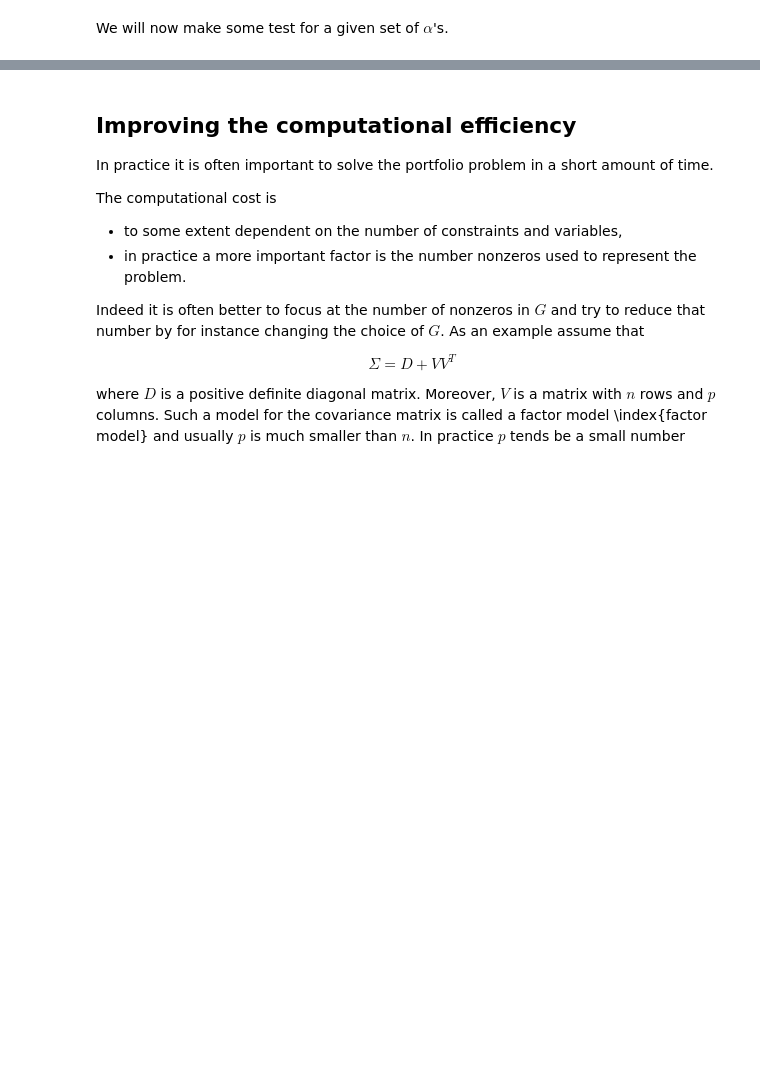
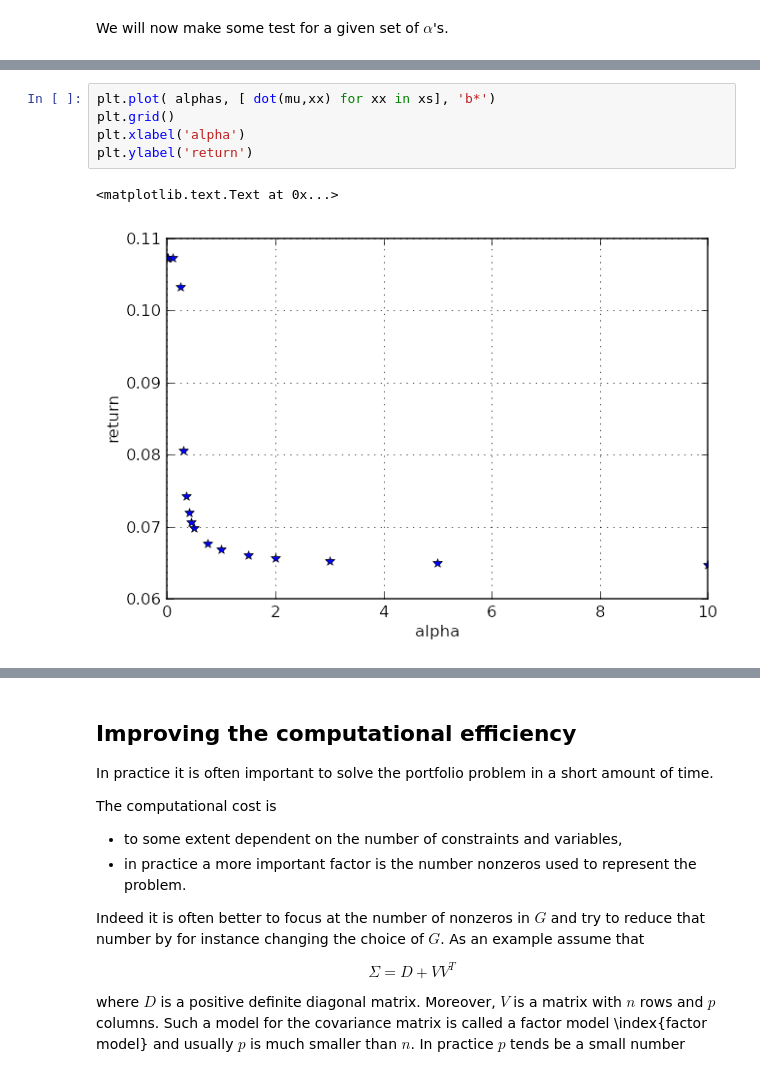
Before and after one commit to andreacassioli/MOSEK, a Jupyter notebook: notebook/ismp2015/portfolio-with-fusion.ipynb, the cells around one changed output, grey strips where cells are left out. Drawn from its saved outputs; the diff is of its cells as text; blank space fills up the shorter version.

```diff
--- a/notebook/ismp2015/portfolio-with-fusion.ipynb
+++ b/notebook/ismp2015/portfolio-with-fusion.ipynb
@@ -283,0 +265,8 @@ plt.show()
+# %%
+plt.plot( alphas, [ dot(mu,xx) for xx in xs], 'b*')
+plt.grid()
+plt.xlabel('alpha')
+plt.ylabel('return')
+# %% [output]
+<matplotlib.text.Text at 0x...>
+[figure, added]
```
Also changed, not shown: parts of 9 cells of this notebook, 2 other files.
